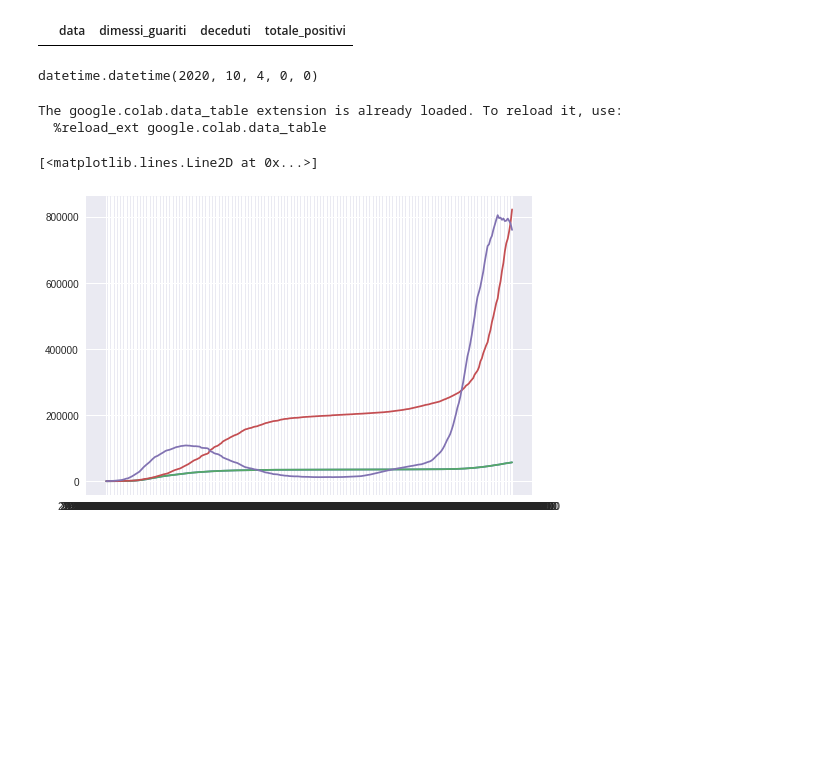
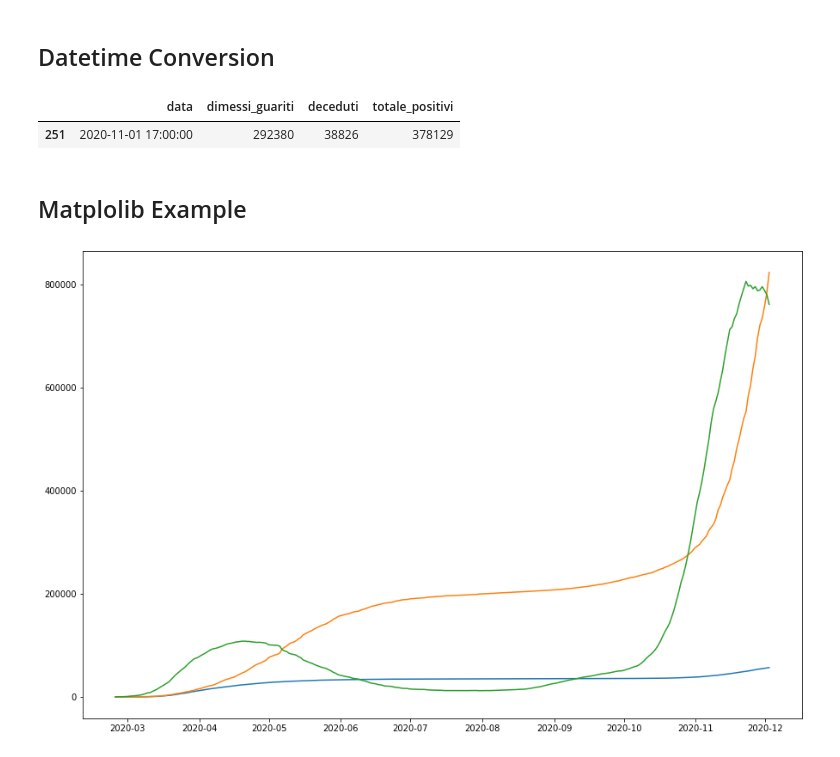
Before and after one commit to visiont3lab/machine-learning-course, a Jupyter notebook: visualization/ClassNote_2_12_2020.ipynb, the cells around one changed output. Saved outputs shown, nothing was run; the diff lists cells and outputs as text; code cells hidden in the pictures; blank space fills up the shorter version.

Commit message:
Creato con Colaboratory

```diff
--- a/visualization/ClassNote_2_12_2020.ipynb
+++ b/visualization/ClassNote_2_12_2020.ipynb
@@ -50,31 +64,50 @@ See the caveats in the documentation: https://pandas.pydata.org/pandas-docs/stab
-# %%
-dn[ (dn["data"]==datetime(2020,12,1)) ]
-# %% [output]
-|  | data | dimessi_guariti | deceduti | totale_positivi |
-# %%
-datetime(2020,10,4)
-# %% [output]
-datetime.datetime(2020, 10, 4, 0, 0)
+# %% [markdown]
+## Datetime Conversion
+# %%
+from datetime import datetime
+import warnings
+warnings.filterwarnings(action='ignore')
+import pandas as pd
+import numpy as np
+dati_italia = "https://raw.githubusercontent.com/pcm-dpc/COVID-19/master/dati-andamento-nazionale/dpc-covid19-ita-andamento-nazionale.csv"
+data = pd.read_csv(dati_italia)
+
+l = ["data","dimessi_guariti","deceduti","totale_positivi"]
+dn = data[l]
+#dn.set_index("data").plot(kind="line", figsize=(15,8))
+
+# Conversion String to Datetime
+listaDate = pd.to_datetime(data["data"]) #, format='%Y-%m-%dT%H:%M:%S', errors='ignore') # pandas timestamp datetime
+listDatetime = [d.to_pydatetime() for d in listaDate.tolist()]
+dn["data"] = listDatetime
+
+# Select by date
+dn[dn["data"].dt.date==datetime(2020,11,1).date()]
+#dn[dn["data"].dt.date>datetime(2020,9,1).date()]
+# %% [output]
+|  | data | dimessi_guariti | deceduti | totale_positivi |
+| 251 | 2020-11-01 17:00:00 | 292380 | 38826 | 378129 |
+# %% [markdown]
+## Matplolib Example
 # %%
-%load_ext google.colab.data_table
 import pandas as pd
 import numpy as np
 from matplotlib import pyplot as plt
 dati_italia = "https://raw.githubusercontent.com/pcm-dpc/COVID-19/master/dati-andamento-nazionale/dpc-covid19-ita-andamento-nazionale.csv"
 data = pd.read_csv(dati_italia)
+data["data"] = pd.to_datetime(data["data"])
+
 small_data = data[["data","dimessi_guariti","deceduti","totale_positivi"]]
 
 X = small_data["data"].tolist()
 Y1 = small_data["deceduti"].tolist()
 Y2 = small_data["dimessi_guariti"].tolist()
 Y3 = small_data["totale_positivi"].tolist()
 
-plt.plot(X,Y)
+fig = plt.figure(figsize=(15,10))
 plt.plot(X,Y1)
 plt.plot(X,Y2)
 plt.plot(X,Y3)
+plt.show()
 # %% [output]
-The google.colab.data_table extension is already loaded. To reload it, use:
-  %reload_ext google.colab.data_table
-[<matplotlib.lines.Line2D at 0x...>]
-[figure, old version]
+[figure, new version]
```
Also changed, not shown: parts of 8 cells of this notebook.
